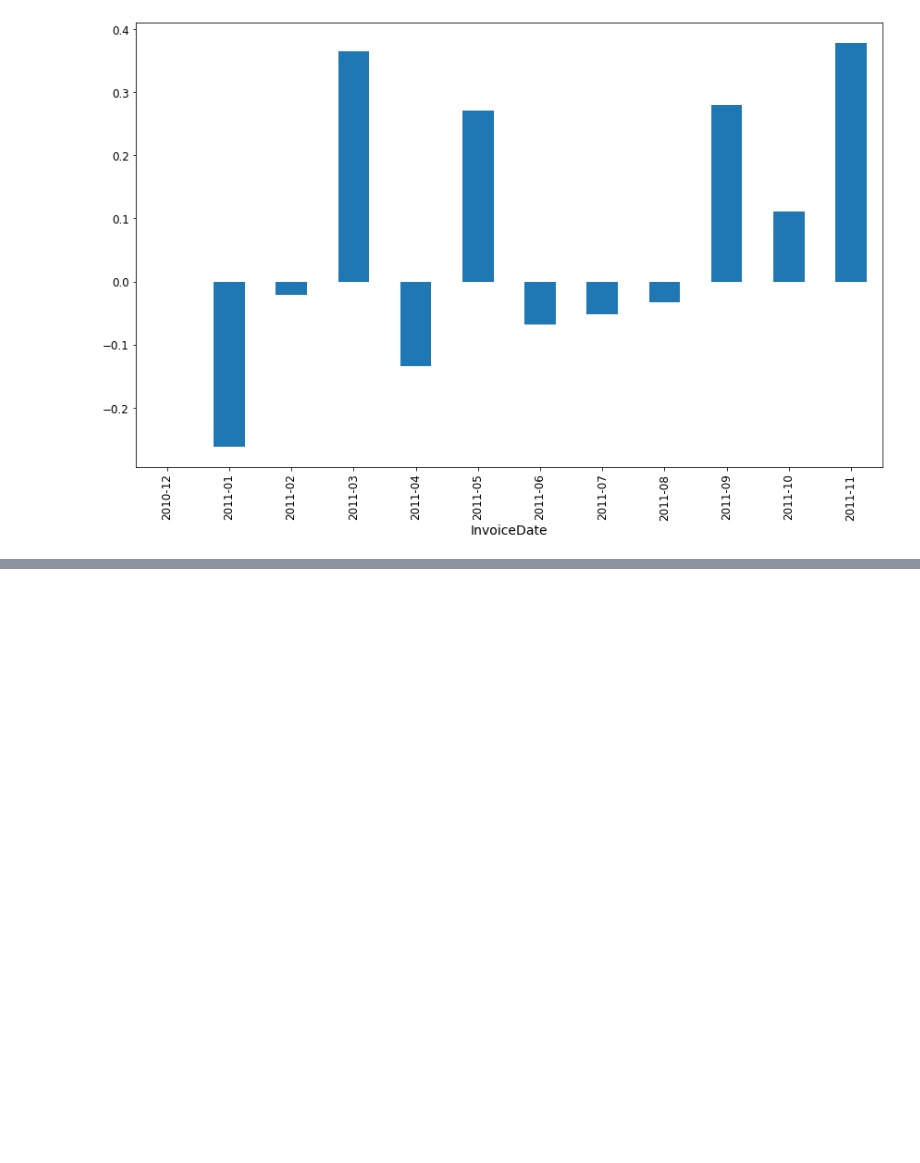
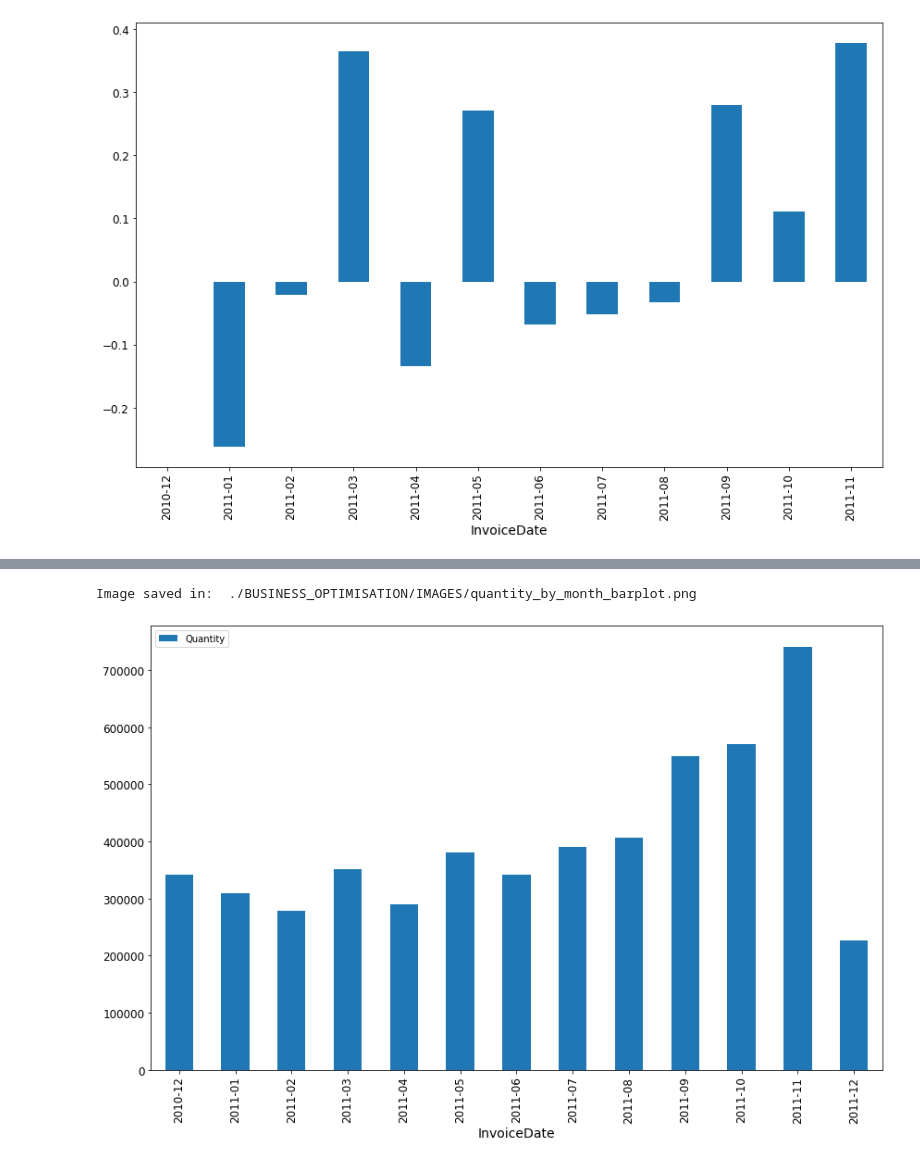
Before and after one commit to AilingLiu/data_driven_in_business, a Jupyter notebook: Design_Measuring_Metrics.ipynb, the cells around one changed output, grey strips where cells are left out. Drawn from its saved outputs; the diff is of its cells as text; code cells hidden in the pictures; blank space fills up the shorter version.

```diff
--- a/Design_Measuring_Metrics.ipynb
+++ b/Design_Measuring_Metrics.ipynb
@@ -310,0 +314,3 @@ Image saved in:  ./BUSINESS_OPTIMISATION/IMAGES/num_customer_change_by_month.png
+# %%
+quantity_by_month = retail.groupby(retail.InvoiceDate.dt.to_period('M'))['Quantity'].sum().to_frame('Quantity')
+quantity_by_month
@@ -310,0 +333,6 @@ Image saved in:  ./BUSINESS_OPTIMISATION/IMAGES/num_customer_change_by_month.png
+# %%
+quantity_by_month.plot(kind='bar', figsize=(12, 8))
+save_fig('quantity_by_month_barplot')
+# %% [output]
+Image saved in:  ./BUSINESS_OPTIMISATION/IMAGES/quantity_by_month_barplot.png
+[figure, added]
```
Also changed, not shown: parts of 34 cells of this notebook.
